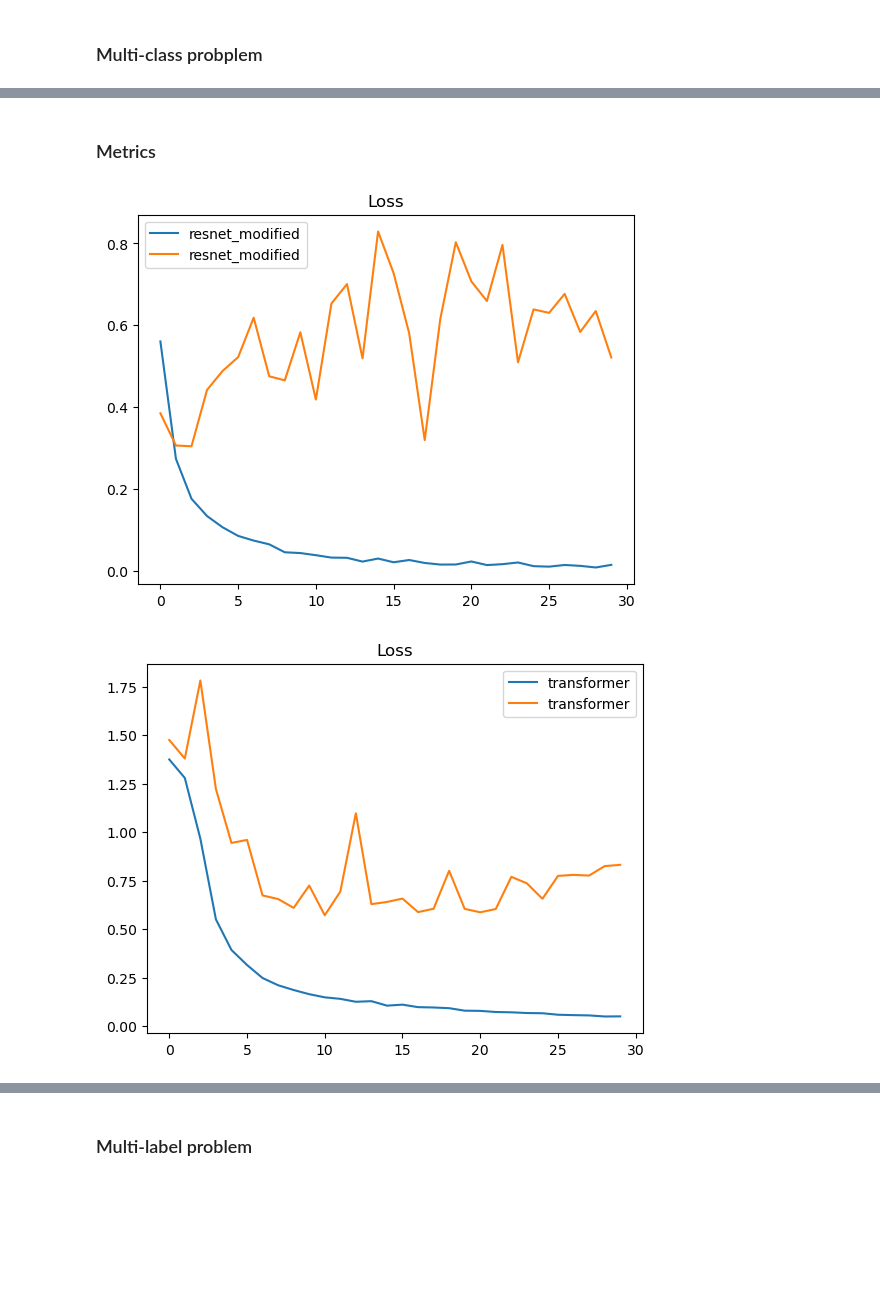
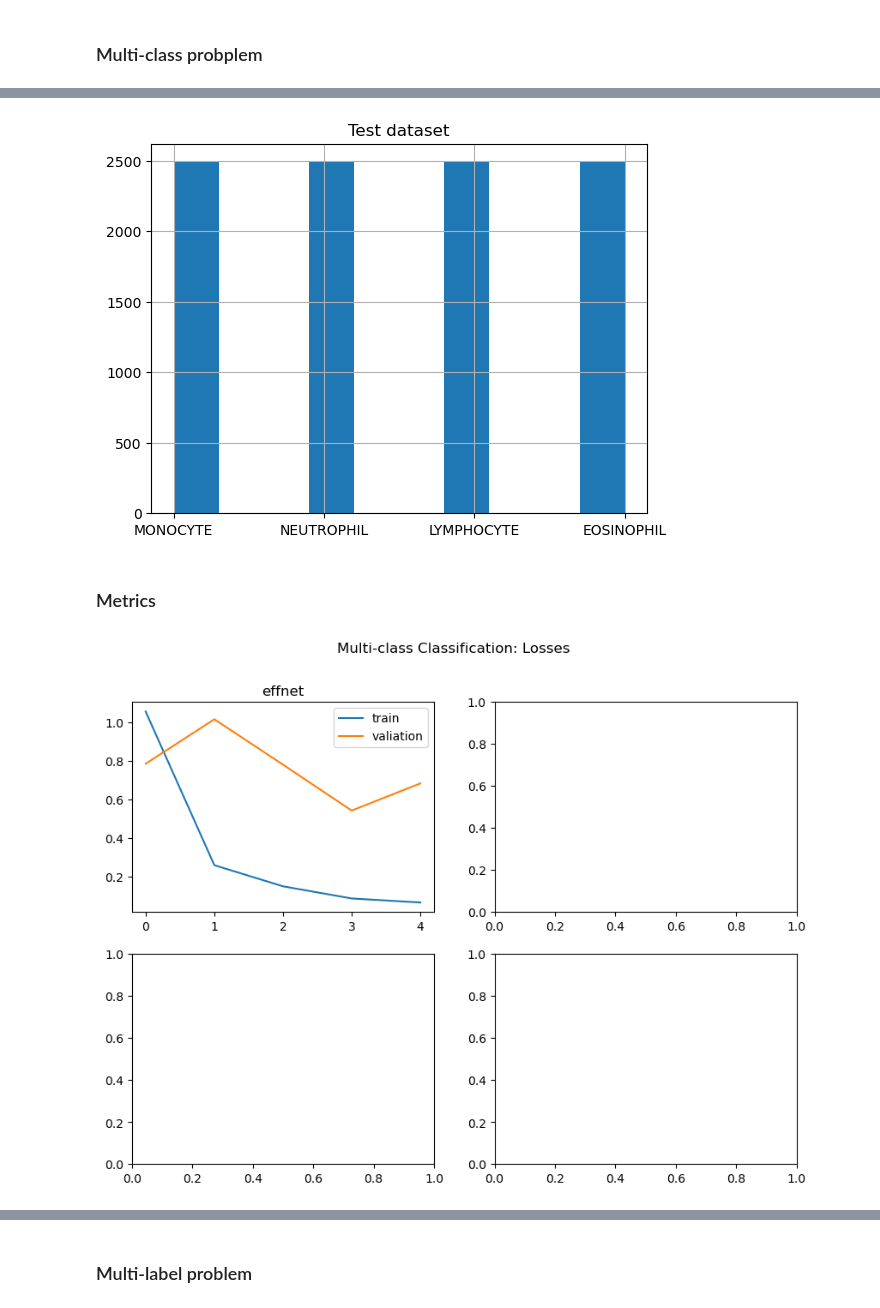
Before and after one commit to JuliaKudryavtseva/dl2023_project, a Jupyter notebook: evaluation.ipynb, the cells around one changed output, grey strips where cells are left out. Cells and saved outputs as stored; diff of their text form; code cells hidden in the pictures; blank space fills up the shorter version.

```diff
--- a/evaluation.ipynb
+++ b/evaluation.ipynb
@@ -418,0 +41,17 @@ transformer:  1368.964
+# %%
+show_sample = []
+for label in os.listdir('dataset2-master/dataset2-master/images/TRAIN/'):
+    img_id = os.listdir('dataset2-master/dataset2-master/images/TRAIN/' + label)
+
+    show_sample.append(('dataset2-master/dataset2-master/images/TRAIN/' + label + '/' + img_id[0], label))
+
+fig, axis = plt.subplots(1, 4, figsize=(12, 3))
+
+for sample, ax in zip(show_sample, axis.flatten()):
+
+    img_path, label = sample
+    img = plt.imread(img_path)
+
+    ax.imshow(img)
+    ax.set_title(label)
+    ax.axis('off')
@@ -419,20 +92,29 @@ transformer:  1368.964
+# %%
+test.label.hist()
+plt.title('Test dataset')
+plt.show()
+# %% [output]
+[figure, added]
 # %% [markdown]
 ### Metrics
 # %%
-metrics = [met for met in os.listdir('multi_class_output/adam') if met[-3:]=='csv']
+metrics = [met for met in os.listdir('multi_class_output') if met[-11:]=='metrics.csv']
 # %%
-for metric_file_name in metrics:
+fig, axis = plt.subplots(2, 2, figsize=(10, 7))
 
-    path_metric = os.path.join('multi_class_output/adam', metric_file_name)
+for metric_file_name, ax in zip(metrics, axis.flatten()):
+
+    path_metric = os.path.join('multi_class_output', metric_file_name)
     metric_file = pd.read_csv(path_metric)
 
     train_loss = metric_file['train_loss']
     val_loss = metric_file['val_loss']
-    plt.plot(np.arange(len(train_loss)), train_loss, label=metric_file_name[:-12])
-    plt.plot(np.arange(len(val_loss)), val_loss, label=metric_file_name[:-12])
-    plt.legend()
-    plt.title('Loss')
-    plt.show()
+    ax.plot(np.arange(len(train_loss)), train_loss, label='train')
+    ax.plot(np.arange(len(val_loss)), val_loss, label='valiation')
+    ax.legend(loc="upper right")
+    ax.set_title(metric_file_name[:-12])
+
+plt.suptitle('Multi-class Classification: Losses')
+plt.show()
 # %% [output]
-[figure, old version]
+[figure, new version]
-[figure, removed]
```
Also changed, not shown: parts of 119 cells of this notebook, 9 other files.
